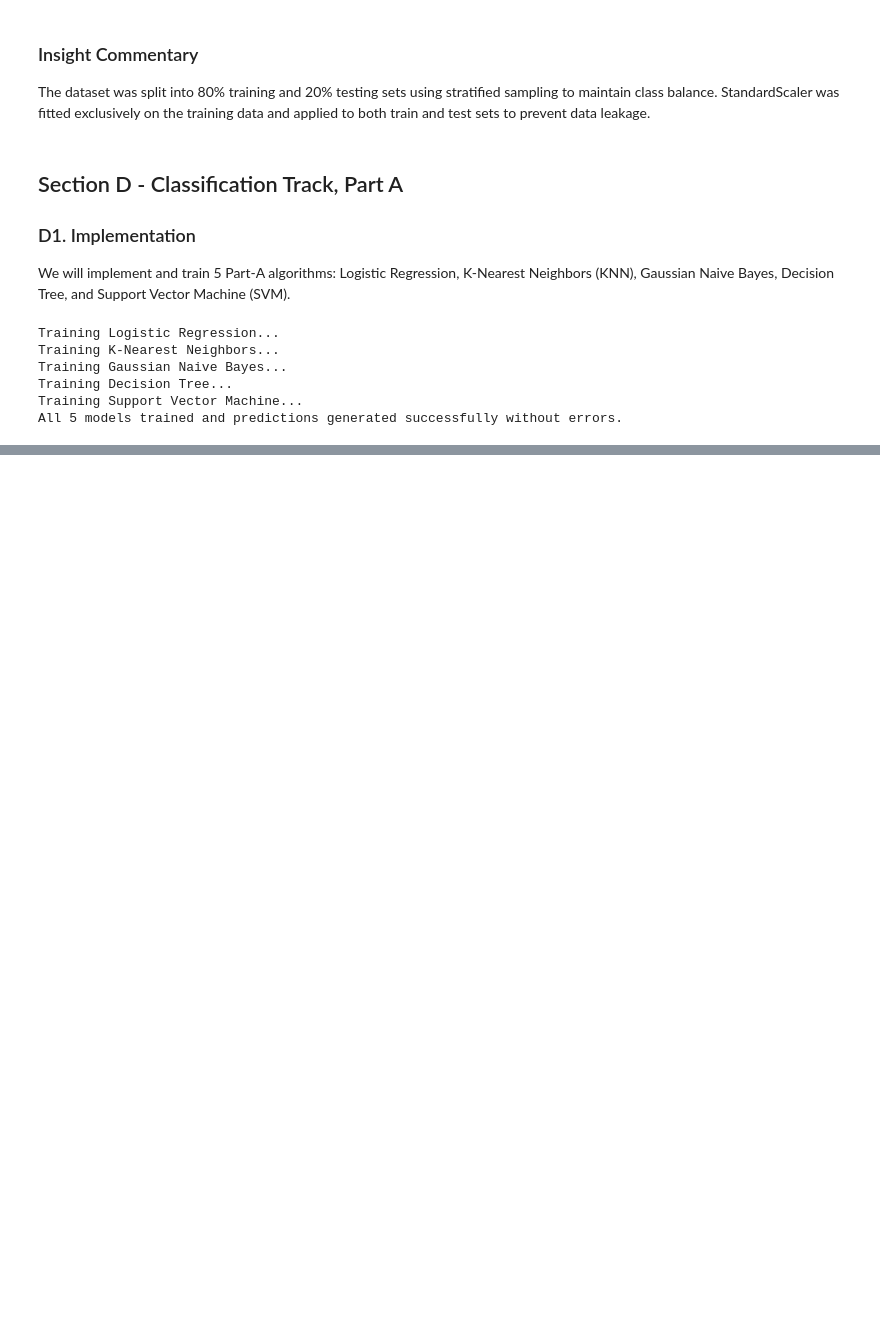
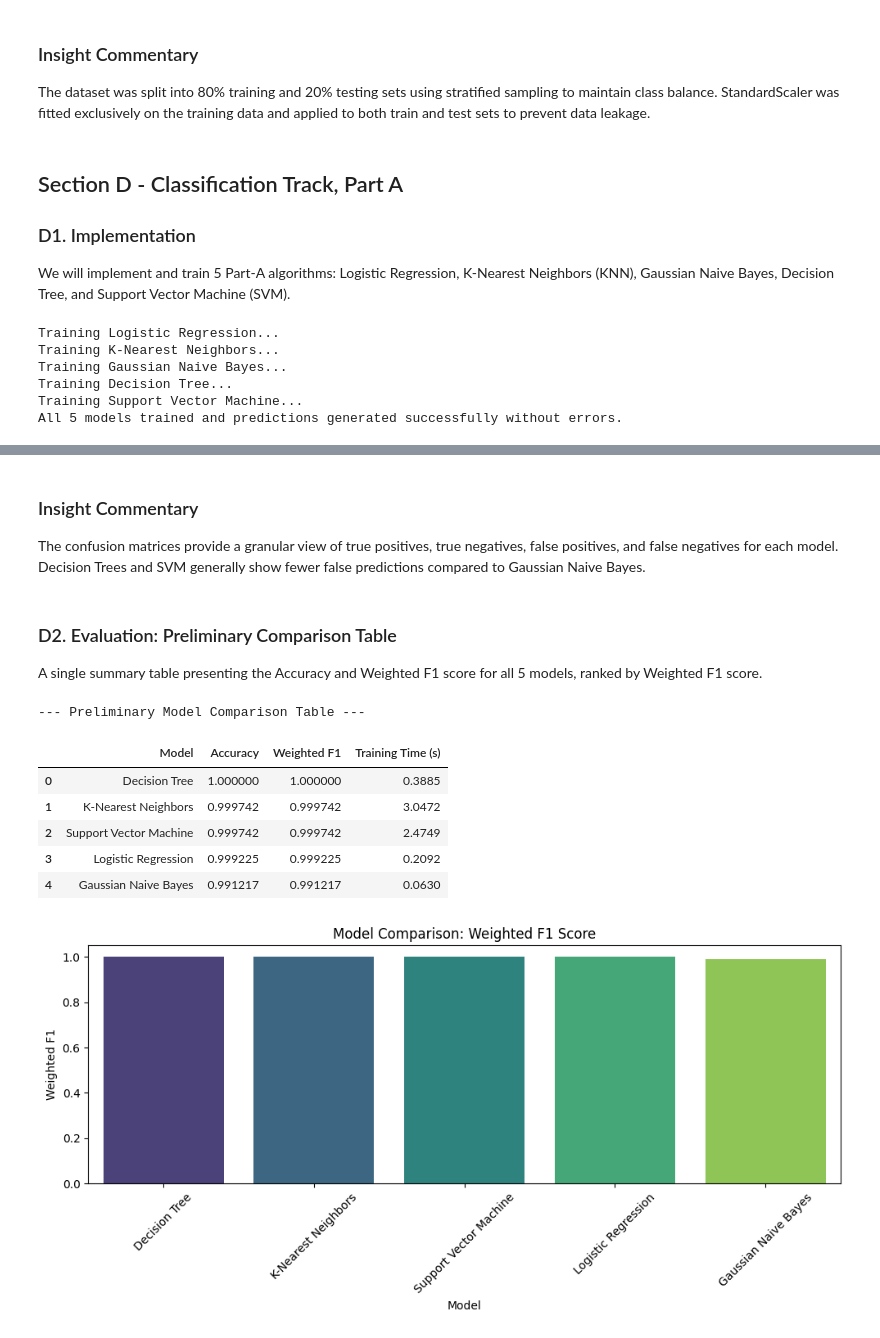
Before and after one commit to SharveshC/ML_CAPSTONE, a Jupyter notebook: notebooks/classification.ipynb, the cells around one changed output, grey strips where cells are left out. Cells and saved outputs as stored; diff of their text form; code cells hidden in the pictures; blank space fills up the shorter version.

```diff
--- a/notebooks/classification.ipynb
+++ b/notebooks/classification.ipynb
@@ -257,0 +286,31 @@ All 5 models trained and predictions generated successfully without errors.
+# %% [markdown]
+### Insight Commentary
+The confusion matrices provide a granular view of true positives, true negatives, false positives, and false negatives for each model. Decision Trees and SVM generally show fewer false predictions compared to Gaussian Naive Bayes.
+# %% [markdown]
+### D2. Evaluation: Preliminary Comparison Table
+A single summary table presenting the Accuracy and Weighted F1 score for all 5 models, ranked by Weighted F1 score.
+# %%
+results_df = pd.DataFrame(results)
+# Sort by Weighted F1 score in descending order
+results_df = results_df.sort_values(by='Weighted F1', ascending=False).reset_index(drop=True)
+
+print("--- Preliminary Model Comparison Table ---")
+display(results_df)
+
+# Visualizing the comparison
+plt.figure(figsize=(10, 5))
+sns.barplot(data=results_df, x='Model', y='Weighted F1', palette='viridis')
+plt.title('Model Comparison: Weighted F1 Score')
+plt.ylim(0, 1.05)
+plt.xticks(rotation=45)
+plt.tight_layout()
+plt.show()
+# %% [output]
+--- Preliminary Model Comparison Table ---
+|  | Model | Accuracy | Weighted F1 | Training Time (s) |
+| 0 | Decision Tree | 1.000000 | 1.000000 | 0.3885 |
+| 1 | K-Nearest Neighbors | 0.999742 | 0.999742 | 3.0472 |
+| 2 | Support Vector Machine | 0.999742 | 0.999742 | 2.4749 |
+| 3 | Logistic Regression | 0.999225 | 0.999225 | 0.2092 |
+| 4 | Gaussian Naive Bayes | 0.991217 | 0.991217 | 0.0630 |
+[figure, added]
```
Also changed, not shown: parts of 4 cells of this notebook.
